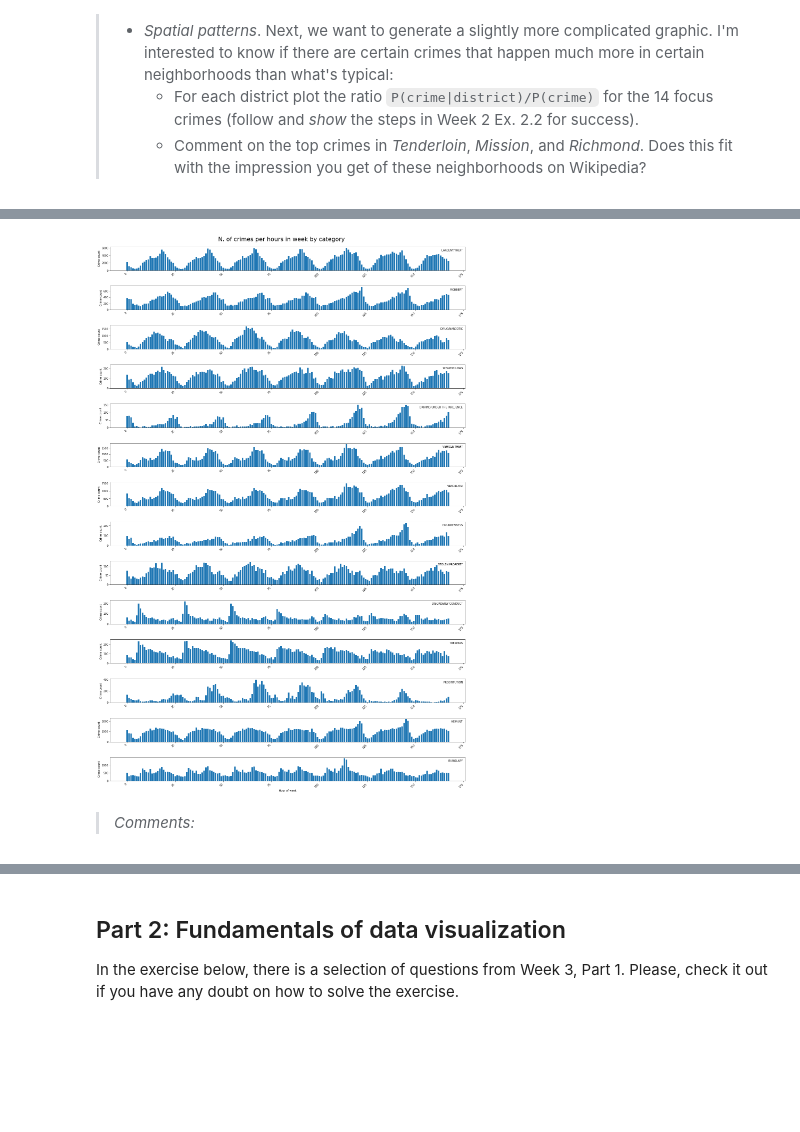
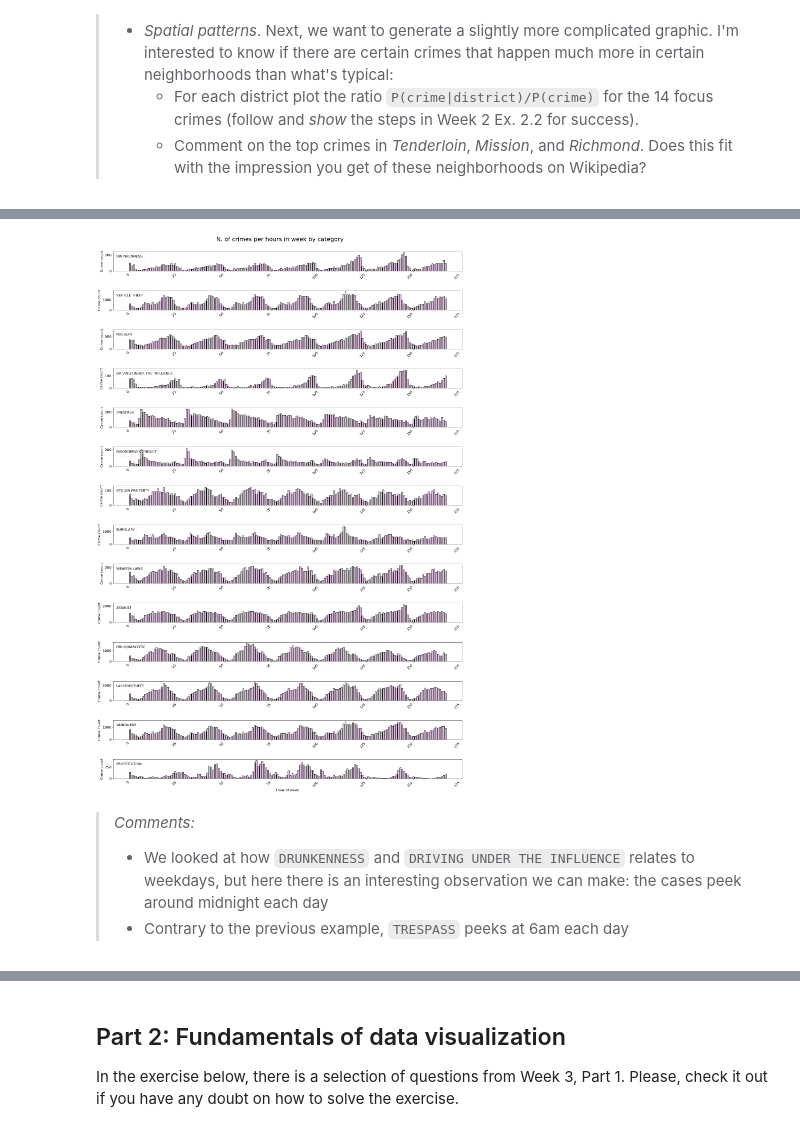
Before and after one commit to xelahalo/socialdata2022, a Jupyter notebook: Assignment1.ipynb, the cells around one changed output, grey strips where cells are left out. Cells and saved outputs as stored; diff of their text form; code cells hidden in the pictures; blank space fills up the shorter version.

```diff
--- a/Assignment1.ipynb
+++ b/Assignment1.ipynb
@@ -41,13 +45,24 @@ if not path.exists(dataset):
 
 crime_data = pd.read_csv(dataset, parse_dates=['Date', 'Time'])
 # %%
+#helper methods, constants and settings
+
 focuscrimes = set(['WEAPON LAWS', 'PROSTITUTION', 'DRIVING UNDER THE INFLUENCE', 'ROBBERY', 'BURGLARY', 'ASSAULT', 'DRUNKENNESS', 'DRUG/NARCOTIC', 'TRESPASS', 'LARCENY/THEFT', 'VANDALISM', 'VEHICLE THEFT', 'STOLEN PROPERTY', 'DISORDERLY CONDUCT'])
 WEEKDAY_DICT = { 'Monday': 0, 'Tuesday':1, 'Wednesday': 2, 'Thursday':3, 'Friday':4, 'Saturday': 5, 'Sunday':6 }
+SIZE = 13
+
+plt.rc('font', size=SIZE)
+plt.rc('axes', titlesize=SIZE)
+plt.rc('axes', labelsize=SIZE)
+plt.rc('xtick', labelsize=SIZE)
+plt.rc('ytick', labelsize=SIZE)
+plt.rc('legend', fontsize=SIZE)
+plt.rc('figure', titlesize=SIZE)
 
 def sort_series_index(dict, series):
     return series.sort_index(key=lambda x : x.map(dict))
 
-def plot_focuscrimes(data, sort_dict=None, xlabel="", ylabel="", title="", rotate_xlabel=False, ncol=2, legend_loc=0):
+def plot_focuscrimes(data, sort_dict=None, xlabel="", ylabel="", title="", rotate_xlabel=False, ncol=2, legend_alpha=1, legend_loc=4, edges='2'):
     fig, axs = plt.subplots(len(focuscrimes) // ncol, ncol, sharex=(ncol != 1), figsize=(20, 30))
 
     for idx, focuscrime in enumerate(focuscrimes):
@@ -60,9 +75,9 @@ def plot_focuscrimes(data, sort_dict=None, xlabel="", ylabel="", title="", rotat
 
         ax = axs[row] if ncol <= 1 else axs[row][col]
 
-        ax.bar(focuscrime_data.index, focuscrime_data)
+        ax.bar(focuscrime_data.index, focuscrime_data, color='thistle', edgecolor = 'black', linewidth = edges)
         ax.set_ylabel(ylabel)
-        ax.legend([], title=focuscrime, frameon=False, loc=legend_loc)
+        ax.legend([], title=focuscrime, frameon=1, framealpha=legend_alpha, loc=legend_loc)
 
         lastrow = axs[-1]
         if isinstance(lastrow, np.ndarray):
@@ -89,12 +107,14 @@ plot_focuscrimes(crime_group, sort_dict=WEEKDAY_DICT, xlabel="Day of week", ylab
 # %%
 # Hours of the week
 crime_group = crime_data.groupby(['Category' ,crime_data.Time.dt.hour + (24 * crime_data.Date.dt.dayofweek)]).size()
 
-plot_focuscrimes(crime_group, xlabel="Hour of week", ylabel="Crime count", title="N. of crimes per hours in week by category", rotate_xlabel=True, ncol=1, legend_loc=1)
+plot_focuscrimes(crime_group, xlabel="Hour of week", ylabel="Crime count", title="N. of crimes per hours in week by category", rotate_xlabel=True, ncol=1, legend_alpha=0.2, legend_loc=2, edges='1')
 # %% [output]
-[figure, old version]
+[figure, new version]
-# %% [markdown]
-> *Comments:*
+# %% [markdown]
+> *Comments:*
+> * We looked at how `DRUNKENNESS` and `DRIVING UNDER THE INFLUENCE` relates to weekdays, but here there is an interesting observation we can make: the cases peek around midnight each day
+> * Contrary to the previous example, `TRESPASS` peeks at 6am each day
 # %%
 # Spatial Patterns
 districts = sorted([district for district in set(crime_data['PdDistrict']) if pd.notnull(district)])
```
Also changed, not shown: parts of 23 cells of this notebook.
